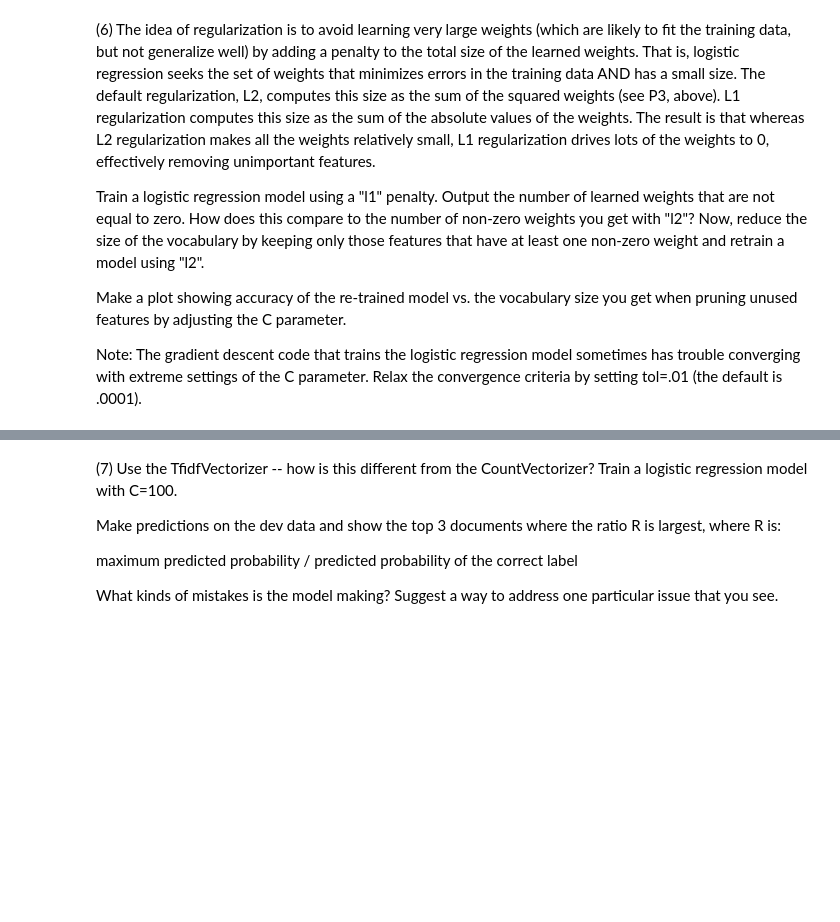
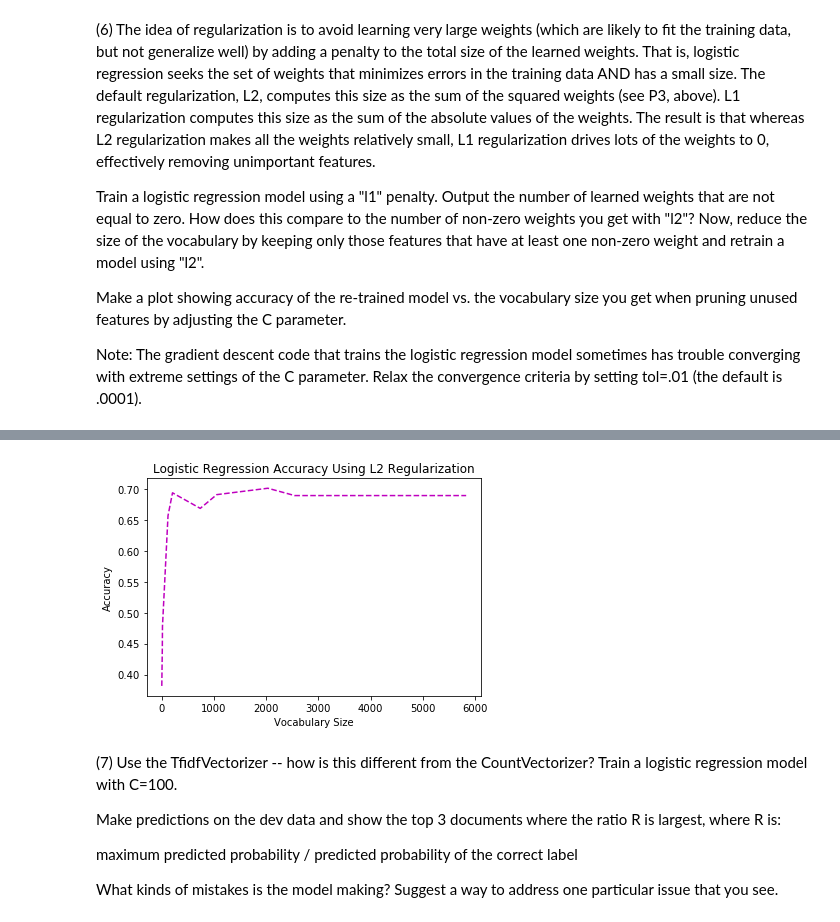
Before and after one commit to SombiriX/w207_git, a Jupyter notebook: project2/sombiri_enwemeka_p2.ipynb, the cells around one changed output, grey strips where cells are left out. Cells and saved outputs as stored; diff of their text form; code cells hidden in the pictures; blank space fills up the shorter version.

```diff
--- a/project2/sombiri_enwemeka_p2.ipynb
+++ b/project2/sombiri_enwemeka_p2.ipynb
@@ -433,0 +425,81 @@ Note: The gradient descent code that trains the logistic regression model someti
+# %%
+
+def P6():
+# Keep this random seed here to make comparison easier.
+    np.random.seed(0)
+### STUDENT START ###
+    # Instantiate the count vectorizer and fit / transform our training data.
+    vectorizer = CountVectorizer()
+    train_data_vect = vectorizer.fit_transform(train_data)
+    dev_data_vect = vectorizer.transform(dev_data)
+
+    # Logistic regression using L1 regularization
+    lr_clf = LogisticRegression(penalty='l2')
+    lr_clf.fit(train_data_vect, train_labels)
+    print "L2 regularization\r\n# nonzero weights: {}.\r\n" \
+        "Accuracy: {}\r\n".format(
+            np.count_nonzero(lr_clf.coef_),
+            lr_clf.score(dev_data_vect, dev_labels))
+
+    # Logistic regression using L1 regularization
+    lr_clf = LogisticRegression(penalty='l1')
+    lr_clf.fit(train_data_vect, train_labels)
+    print "L1 regularization\r\n# nonzero weights: {}.\r\n" \
+        "Accuracy: {}\r\n".format(
+            np.count_nonzero(lr_clf.coef_),
+            lr_clf.score(dev_data_vect, dev_labels))
+
+    print "The number of nonzero weights using L1 regularization is" \
+        " significantly smaller than with L2 regularization only.\r\n"
+
+    # Get features with non-zero weights
+    # Note: np.unique eliminates repeats
+    nz_features = np.unique(np.nonzero(lr_clf.coef_)[1])
+    nz_vocab = np.array(vectorizer.get_feature_names())[nz_features]
+
+    # Re-fit with non zero weighted vocab
+    vectorizer = CountVectorizer(vocabulary=nz_vocab)
+    train_data_vect = vectorizer.fit_transform(train_data)
+    dev_data_vect = vectorizer.transform(dev_data)
+
+    # Create logistic regression using L2 regularization and new model
+    lr_clf = LogisticRegression(penalty='l2')
+    lr_clf.fit(train_data_vect, train_labels)
+    print "L2 regularization with reduced vocabulary\r\n" \
+        "# nonzero weights: {}.\r\n" \
+        "Accuracy: {}\r\n".format(
+            np.count_nonzero(lr_clf.coef_),
+            lr_clf.score(dev_data_vect, dev_labels))
+
+    # Test different C values
+    vocab_sizes = []
+    accuracies = []
+    for c in [0.001, 0.005, 0.01, 0.05, 0.1, 0.5, 1, 5, 10]:
+        # Logistic regression using L1 regularization
+        vectorizer = CountVectorizer()
+        train_data_vect = vectorizer.fit_transform(train_data)
+        lr_clf = LogisticRegression(penalty='l1', C=c, tol=0.01)
+        lr_clf.fit(train_data_vect, train_labels)
+
+        # Get features with non-zero weights
+        nz_features = np.unique(np.nonzero(lr_clf.coef_)[1])
+        nz_vocab = np.array(vectorizer.get_feature_names())[nz_features]
+        vocab_sizes.append(len(nz_vocab))
+
+        # Logistic regression using L2 regularization and reduced vocab
+        vectorizer = CountVectorizer(vocabulary=nz_vocab)
+        train_data_vect = vectorizer.fit_transform(train_data)
+        dev_data_vect = vectorizer.transform(dev_data)
+        lr_clf = LogisticRegression(penalty='l2', tol=0.01)
+        lr_clf.fit(train_data_vect, train_labels)
+        accuracies.append(lr_clf.score(dev_data_vect, dev_labels))
+
+    # Plot vocab size vs accuracy
+    plt.plot(vocab_sizes, accuracies, "m--")
+    plt.xlabel("Vocabulary Size")
+    plt.ylabel("Accuracy")
+    plt.title("Logistic Regression Accuracy Using L2 Regularization")
+    ### STUDENT END ###
+
+P6()
+# %% [output]
@@ -434,3 +519,4 @@ Note: The gradient descent code that trains the logistic regression model someti
+[figure, added]
 # %% [markdown]
 (7) Use the TfidfVectorizer -- how is this different from the CountVectorizer? Train a logistic regression model with C=100.
 
```
Also changed, not shown: parts of 2 cells of this notebook.
